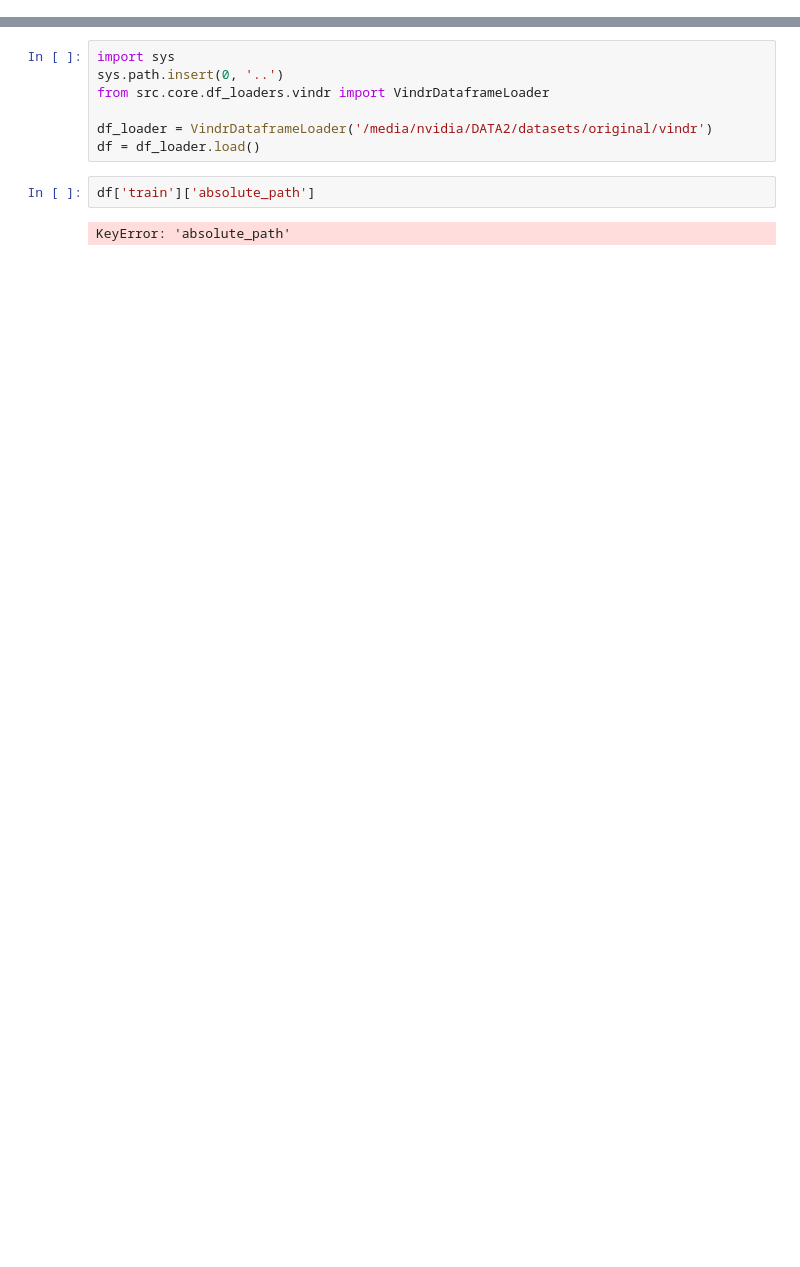
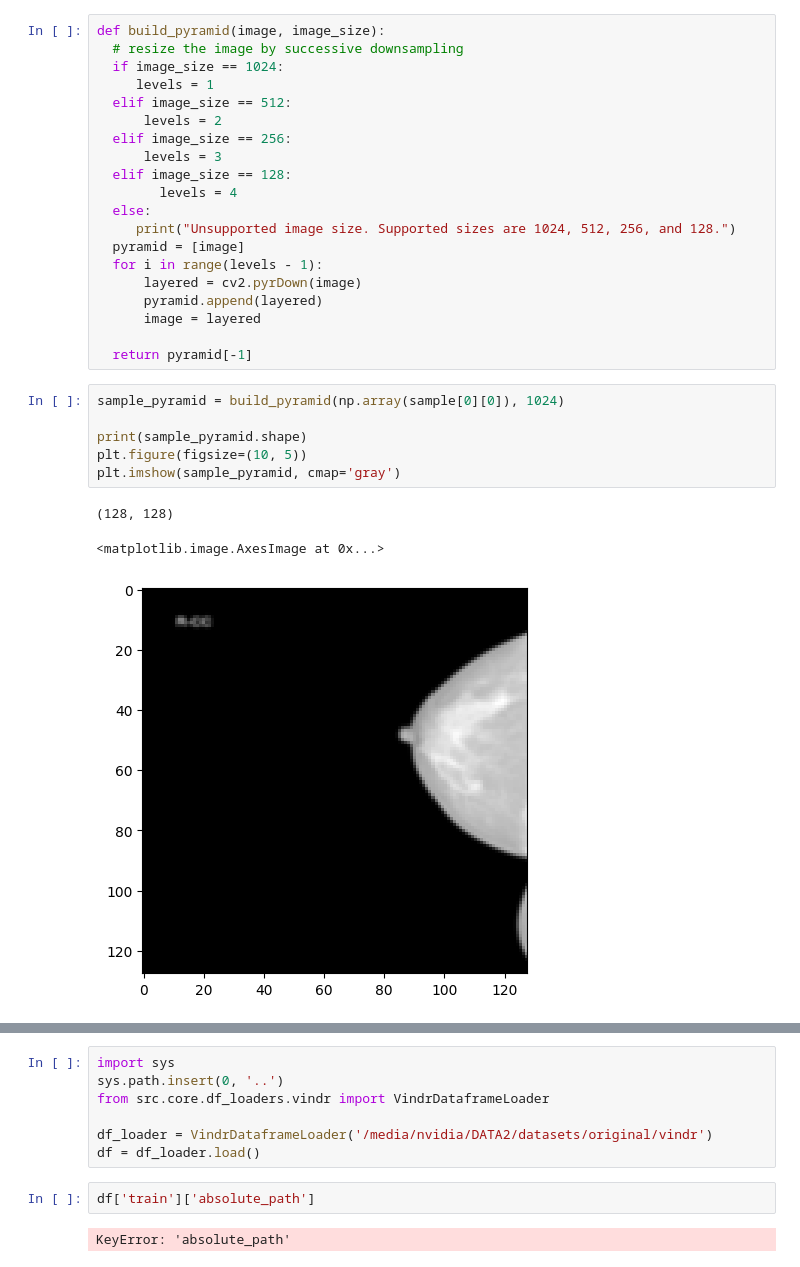
Before and after one commit to KP-AROB/Breast-Datasets-Preparation, a Jupyter notebook: notebooks/dataset.ipynb, the cells around one changed output, grey strips where cells are left out. Drawn from its saved outputs; the diff is of its cells as text; blank space fills up the shorter version.

```diff
--- a/notebooks/dataset.ipynb
+++ b/notebooks/dataset.ipynb
@@ -59,0 +80,30 @@ plt.show()
+# %%
+def build_pyramid(image, image_size):
+  # resize the image by successive downsampling
+  if image_size == 1024:
+     levels = 1
+  elif image_size == 512:
+      levels = 2
+  elif image_size == 256:
+      levels = 3
+  elif image_size == 128:
+        levels = 4
+  else:
+     print("Unsupported image size. Supported sizes are 1024, 512, 256, and 128.")
+  pyramid = [image]
+  for i in range(levels - 1):
+      layered = cv2.pyrDown(image)
+      pyramid.append(layered)
+      image = layered
+
+  return pyramid[-1]
+# %%
+sample_pyramid = build_pyramid(np.array(sample[0][0]), 1024)
+
+print(sample_pyramid.shape)
+plt.figure(figsize=(10, 5))
+plt.imshow(sample_pyramid, cmap='gray')
+# %% [output]
+(128, 128)
+<matplotlib.image.AxesImage at 0x...>
+[figure, added]
```
Also changed, not shown: parts of 6 cells of this notebook, 6 other files.
